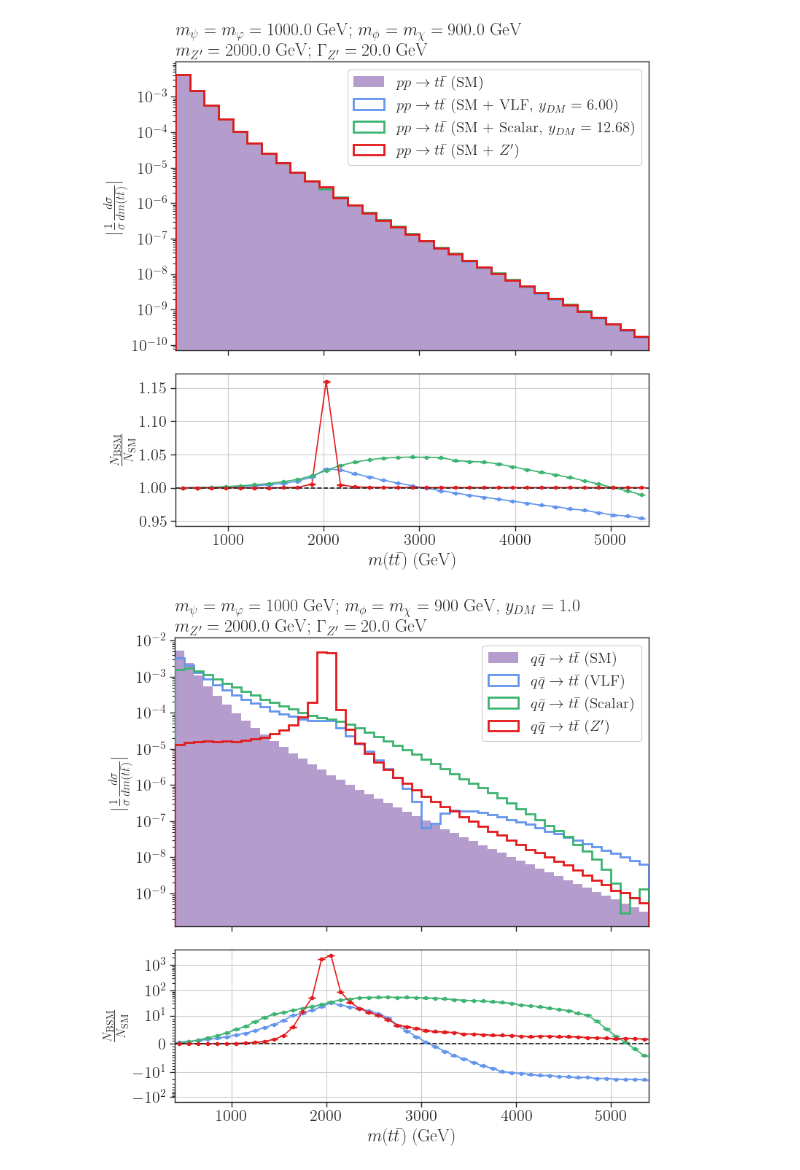
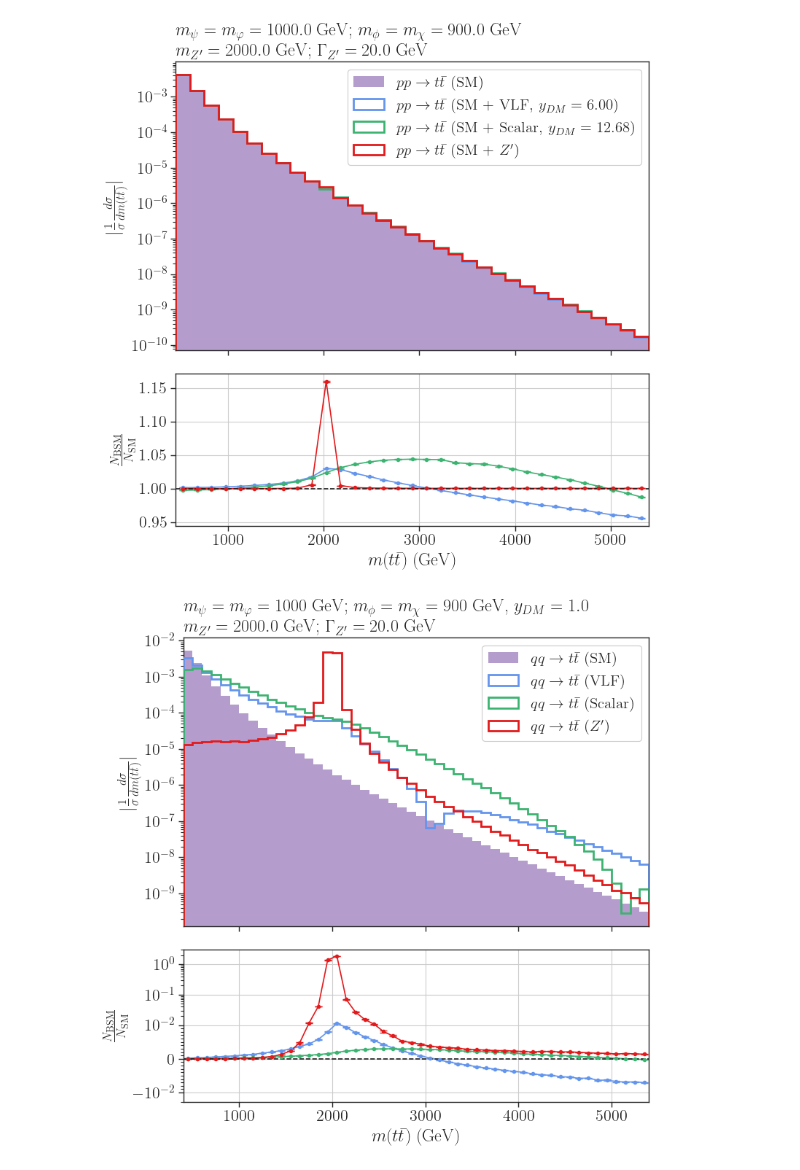
Before and after one commit to viniciusrocca/EFT_ToyModel, a Jupyter notebook: Plots/Article_distributions.ipynb, the cells around one changed output. Saved outputs shown, nothing was run; the diff lists cells and outputs as text; code cells hidden in the pictures.

```diff
--- a/Plots/Article_distributions.ipynb
+++ b/Plots/Article_distributions.ipynb
@@ -100,3 +100,6 @@ for d in data:
         data_NLO.append(d)
 
 data_NLO = sorted(data_NLO, key=lambda d: (d['mass_params'][0], d['mass_params'][1]))
+# %%
+for d in data_NLO:
+    print(d['nevents'])
@@ -202,8 +210,8 @@ for i in range(0, len(data_NLO), 4):
     labels_sm.append(label_sm)
 
     integral_sm = np.sum(h_sm_total)
-    h_sm = h_sm_total / (integral_sm * bin_widths) if integral_sm > 0 else h_sm_total
-    hErr_sm = np.sqrt(hErr_sm_total_sq) / (integral_sm * bin_widths) if integral_sm > 0 else np.sqrt(hErr_sm_total_sq)
+    h_sm = h_sm_total #/ (integral_sm * bin_widths) if integral_sm > 0 else h_sm_total
+    hErr_sm = np.sqrt(hErr_sm_total_sq) #/ (integral_sm * bin_widths) if integral_sm > 0 else np.sqrt(hErr_sm_total_sq)
 
     axarr[0].hist(bins[:-1], weights=np.abs(h_sm), label=label_sm, bins=bins, density = True,
                   color=sns.color_palette('Paired')[9], alpha=0.5, histtype='step',
@@ -234,8 +242,8 @@ for i in range(0, len(data_NLO), 4):
         hErr_bsm_total_sq = hErr1_sq + hErr2_sq
 
         integral_bsm = np.sum(h_bsm_total)
-        h_bsm = h_bsm_total / (integral_bsm * bin_widths) if integral_bsm > 0 else h_bsm_total
-        hErr_bsm = np.sqrt(hErr_bsm_total_sq) / (integral_bsm * bin_widths) if integral_bsm > 0 else np.sqrt(hErr_bsm_total_sq)
+        h_bsm = h_bsm_total #/ (integral_bsm * bin_widths) if integral_bsm > 0 else h_bsm_total
+        hErr_bsm = np.sqrt(hErr_bsm_total_sq) #/ (integral_bsm * bin_widths) if integral_bsm > 0 else np.sqrt(hErr_bsm_total_sq)
 
         bsm_hists.append(h_bsm)
         bsm_errs.append(hErr_bsm)
@@ -268,8 +276,8 @@ for i in range(0, len(data_NLO), 4):
         color_z = get_color_by_mass(model_z, (mPsiT, mSDM))
 
         integral_z = np.sum(h_z_total)
-        h_z = h_z_total / (integral_z * bin_widths) if integral_z > 0 else h_z_total
-        hErr_z = np.sqrt(hErr_z_total_sq) / (integral_z * bin_widths) if integral_z > 0 else np.sqrt(hErr_z_total_sq)
+        h_z = h_z_total #/ (integral_z * bin_widths) if integral_z > 0 else h_z_total
+        hErr_z = np.sqrt(hErr_z_total_sq) #/ (integral_z * bin_widths) if integral_z > 0 else np.sqrt(hErr_z_total_sq)
 
         bsm_hists.append(h_z)
         bsm_errs.append(hErr_z)
@@ -331,8 +339,8 @@ for i in range(0, len(data_NLO), 4):
     axarr[1].set_ylabel(r'$\frac{N_{\mathrm{BSM}}}{ N_{\mathrm{SM}}}$')
     axarr[1].set_xlabel(r'$m(t\bar{t})$ (GeV)')
     axarr[1].grid(True)
-    axarr[1].set_yscale('symlog', linthresh = 10.0)
-    axarr[1].set_ylim([-150.0, 4000.0])
+    axarr[1].set_yscale('symlog', linthresh = 0.0001)
+    axarr[1].set_ylim([-0.003, 0.3])
 
 
     minor_tick_locations = np.concatenate((np.arange(-100.0, 0.0, 10.0 ), np.arange(-10.0, 1.0, 1.0 ), np.arange(0.0,11.0,1.0 ),
@@ -574,10 +774,7 @@ for i in range(0, len(data_NLO), 4):
 # %% [output]
 [figure]
 # %%
-from matplotlib.ticker import FixedLocator
-import numpy as np
-import matplotlib.pyplot as plt
-import seaborn as sns
+
 
 # Loop over the masses configurations. Each mass configuration has 4 items (2 models x 2 processes: qq, gg)
 for i in range(0, len(data_NLO), 4):
@@ -610,7 +807,7 @@ for i in range(0, len(data_NLO), 4):
     bsm_hists, bsm_errs, bsm_labels, bsm_colors = [], [], [], []
 
     # ==========================================
-    # 1. Plotting the SM (ONLY qq)
+    #  Plotting the SM (ONLY qq)
     # ==========================================
     h_sm_total = np.zeros(len(bins)-1)
     hErr_sm_total_sq = np.zeros(len(bins)-1)
@@ -628,22 +825,22 @@ for i in range(0, len(data_NLO), 4):
         h_sm_total += h
         hErr_sm_total_sq += hErr_sq
 
-    process = r'$q \bar{q} \to t \bar{t}$'  # Updated Label
+    process = r'$q q \to t \bar{t}$'  # Updated Label
     model = 'SM'
     pmodels.append(r'%s (%s)' % (process, model))
     label_sm = pmodels[-1]
     labels_sm.append(label_sm)
 
     integral_sm = np.sum(h_sm_total)
-    h_sm = h_sm_total / (integral_sm * bin_widths) if integral_sm > 0 else h_sm_total
-    hErr_sm = np.sqrt(hErr_sm_total_sq) / (integral_sm * bin_widths) if integral_sm > 0 else np.sqrt(hErr_sm_total_sq)
+    h_sm = h_sm_total #/ (integral_sm * bin_widths) if integral_sm > 0 else h_sm_total
+    hErr_sm = np.sqrt(hErr_sm_total_sq) #/ (integral_sm * bin_widths) if integral_sm > 0 else np.sqrt(hErr_sm_total_sq)
 
     axarr[0].hist(bins[:-1], weights=np.abs(h_sm), label=label_sm, bins=bins, density=True,
                   color=sns.color_palette('Paired')[9], alpha=0.5, histtype='step',
                   linewidth=0, fill=True, zorder=0)
 
     # ==========================================
-    # 2. Plotting the NLO BSM Data (ONLY qq)
+    #  Plotting the NLO BSM Data (ONLY qq)
     # ==========================================
     for d in selected:
         # Safely extract process string
@@ -653,7 +850,7 @@ for i in range(0, len(data_NLO), 4):
         if 'q' not in proc_str:
             continue
 
-        process = r'$q \bar{q} \to t \bar{t}$'  # Updated Label
+        process = r'$q q \to t \bar{t}$'  # Updated Label
         model_raw = d['model']
         model_name = str(np.atleast_1d(model_raw)[0])
         display_name = model_name.replace('1-loop ', '')
@@ -668,8 +865,8 @@ for i in range(0, len(data_NLO), 4):
         hErr_bsm_total_sq, _ = np.histogram(d['mTT'], bins=bins, weights=np.array(d['weights'])**2)
 
         integral_bsm = np.sum(h_bsm_total)
-        h_bsm = h_bsm_total / (integral_bsm * bin_widths) if integral_bsm > 0 else h_bsm_total
-        hErr_bsm = np.sqrt(hErr_bsm_total_sq) / (integral_bsm * bin_widths) if integral_bsm > 0 else np.sqrt(hErr_bsm_total_sq)
+        h_bsm = h_bsm_total #/ (integral_bsm * bin_widths) if integral_bsm > 0 else h_bsm_total
+        hErr_bsm = np.sqrt(hErr_bsm_total_sq) #/ (integral_bsm * bin_widths) if integral_bsm > 0 else np.sqrt(hErr_bsm_total_sq)
 
         bsm_hists.append(h_bsm)
         bsm_errs.append(hErr_bsm)
@@ -681,7 +878,7 @@ for i in range(0, len(data_NLO), 4):
                       linewidth=2, fill=False, zorder=3)
 
     # ==========================================
-    # 3. Plotting the Z' Data (ONLY qq)
+    #  Plotting the Z' Data (ONLY qq)
     # ==========================================
     h_z_total = np.zeros(len(bins)-1)
     hErr_z_total_sq = np.zeros(len(bins)-1)
@@ -700,15 +897,15 @@ for i in range(0, len(data_NLO), 4):
         model_z = str(np.atleast_1d(d['model'])[0])
 
     if len(data_Z) > 0 and integral_sm > 0: # Ensure we actually gathered qq data
-        process = r'$q \bar{q} \to t \bar{t}$' # Updated Label
+        process = r'$q q \to t \bar{t}$' # Updated Label
         pmodels.append(r'%s (%s)' % (process, r'$Z^\prime$'))
         label_z = pmodels[-1]
 
         color_z = get_color_by_mass(model_z, (mPsiT, mSDM))
 
         integral_z = np.sum(h_z_total)
-        h_z = h_z_total / (integral_z * bin_widths) if integral_z > 0 else h_z_total
-        hErr_z = np.sqrt(hErr_z_total_sq) / (integral_z * bin_widths) if integral_z > 0 else np.sqrt(hErr_z_total_sq)
+        h_z = h_z_total #/ (integral_z * bin_widths) if integral_z > 0 else h_z_total
+        hErr_z = np.sqrt(hErr_z_total_sq) #/ (integral_z * bin_widths) if integral_z > 0 else np.sqrt(hErr_z_total_sq)
 
         bsm_hists.append(h_z)
         bsm_errs.append(hErr_z)
@@ -749,36 +946,44 @@ for i in range(0, len(data_NLO), 4):
     # Safely extract Z' properties
     mZp = data_Z[0].get('mZp', 0.0) if len(data_Z) > 0 else 0.0
     wZp = data_Z[0].get('wZp', 0.0) if len(data_Z) > 0 else 0.0
 
     # Upper plot
     axarr[0].legend(framealpha=1.0, ncol=1, loc='upper right', fontsize=15)
     axarr[0].set_title(
         (r'$m_{\psi} = m_{\varphi} = %1.0f$ GeV; $m_{\phi} = m_\chi = %1.0f$ GeV, $y_{DM} = %1.1f$' + '\n' +
          r'$m_{Z^\prime} = %1.1f$ GeV; $\Gamma_{Z^\prime} = %1.1f$ GeV') %
         (mPsiT, mSDM, yDM, mZp, 20.0),
         loc='left'
     )
     axarr[0].set_yscale('log')
     axarr[0].set_ylabel(r'$|\frac{1}{\sigma}\frac{d \sigma}{d m(t\bar{t})}|$')
     axarr[0].set_xlim(bins.min(), bins.max())
 
 
     # Bottom plot
     axarr[1].axhline(y=0, color='k', linestyle='--') # Baseline is now at 0
     axarr[1].set_ylabel(r'$\frac{N_{\mathrm{BSM}}}{ N_{\mathrm{SM}}}$')
     axarr[1].set_xlabel(r'$m(t\bar{t})$ (GeV)')
     axarr[1].grid(True)
-    axarr[1].set_yscale('symlog', linthresh=10.0)
-    axarr[1].set_ylim([-150.0, 4000.0])
+    axarr[1].set_yscale('symlog', linthresh=0.01)
 
+    axarr[1].set_ylim([-0.02, 3.0])
 
-    minor_tick_locations = np.concatenate((np.arange(-100.0, 0.0, 10.0 ), np.arange(-10.0, 1.0, 1.0 ), np.arange(0.0,11.0,1.0 ),
-                                           np.arange(10.0, 100.0, 10.0), np.arange(100.0, 1100.0, 100.0),
-                                           np.arange(1000.0, 4000.0, 1000.0))) # Add more as needed for your data range
+    axarr[1].set_yticks([-0.01, 0.0, 0.01, 0.1, 1.0])
+
+    minor_tick_locations = np.concatenate((
+        np.arange(-0.1, -0.01, 0.01),
+        np.arange(-0.01, 0.01, 0.001),
+        np.arange(0.01, 0.1, 0.01),
+        np.arange(0.1, 1.0, 0.1),
+        np.arange(1.0, 10.0, 1.0)
+    ))
+
+    # (Ensure 'from matplotlib.ticker import FixedLocator' is at the top of your script)
     axarr[1].yaxis.set_minor_locator(FixedLocator(minor_tick_locations))
 
     plt.tight_layout()
     plt.savefig('Dists_qq_comparison_interference.png')
     plt.show()
 # %% [output]
-[figure, old version]
+[figure, new version]
```
Also changed, not shown: parts of 4 cells of this notebook, 1 other file.
